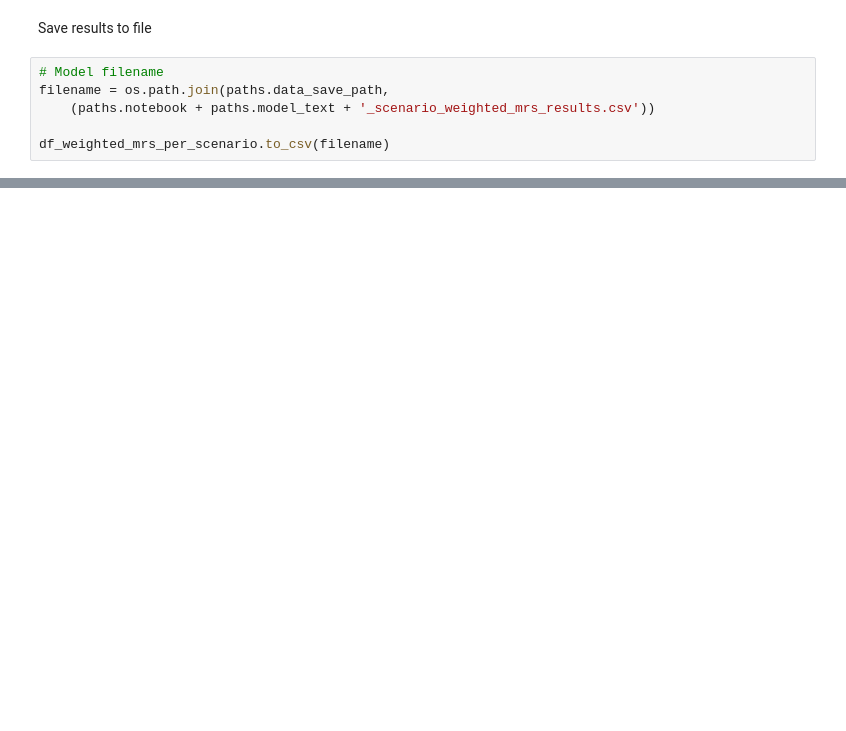
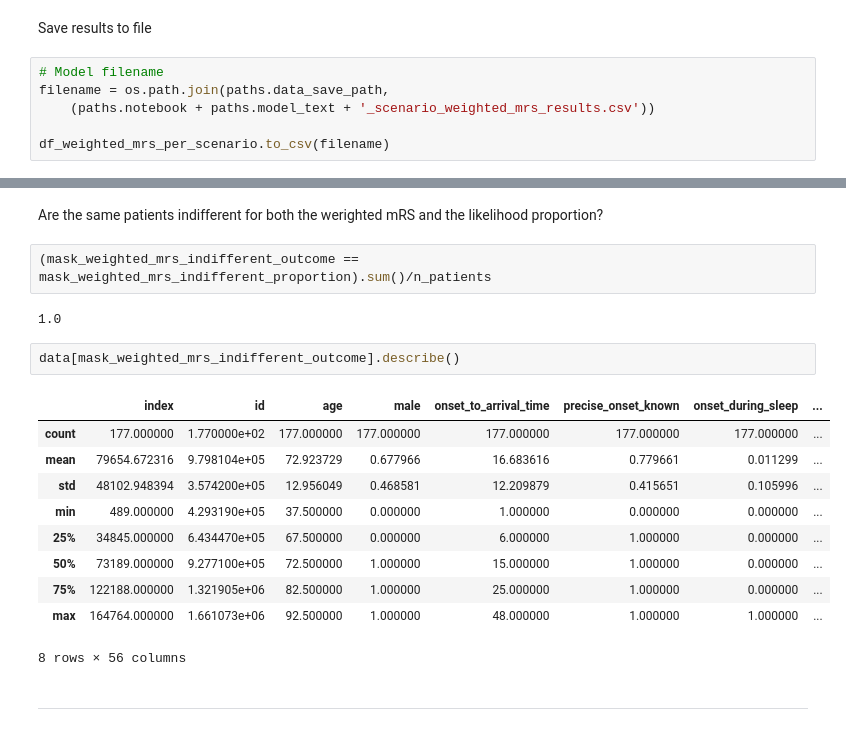
Before and after one commit to samuel-book/stroke_outcome_ml, a Jupyter notebook: xgb_7_features/210_xgb_all_data_7_features_multiclass_outcome.ipynb, the cells around one changed output, grey strips where cells are left out. Drawn from its saved outputs; the diff is of its cells as text; blank space fills up the shorter version.

```diff
--- a/xgb_7_features/210_xgb_all_data_7_features_multiclass_outcome.ipynb
+++ b/xgb_7_features/210_xgb_all_data_7_features_multiclass_outcome.ipynb
@@ -706,0 +759,21 @@ px.bar(df_bar, x="Discharge disability", y="Probability",
+# %% [markdown]
+Are the same patients indifferent for both the werighted mRS and the likelihood proportion?
+# %%
+(mask_weighted_mrs_indifferent_outcome == mask_weighted_mrs_indifferent_proportion).sum()/n_patients
+# %% [output]
+1.0
+# %%
+data[mask_weighted_mrs_indifferent_outcome].describe()
+# %% [output]
+|  | index | id | age | male | onset_to_arrival_time | precise_onset_known | onset_during_sleep | ... |
+| count | 177.000000 | 1.770000e+02 | 177.000000 | 177.000000 | 177.000000 | 177.000000 | 177.000000 | ... |
+| mean | 79654.672316 | 9.798104e+05 | 72.923729 | 0.677966 | 16.683616 | 0.779661 | 0.011299 | ... |
+| std | 48102.948394 | 3.574200e+05 | 12.956049 | 0.468581 | 12.209879 | 0.415651 | 0.105996 | ... |
+| min | 489.000000 | 4.293190e+05 | 37.500000 | 0.000000 | 1.000000 | 0.000000 | 0.000000 | ... |
+| 25% | 34845.000000 | 6.434470e+05 | 67.500000 | 0.000000 | 6.000000 | 1.000000 | 0.000000 | ... |
+| 50% | 73189.000000 | 9.277100e+05 | 72.500000 | 1.000000 | 15.000000 | 1.000000 | 0.000000 | ... |
+| 75% | 122188.000000 | 1.321905e+06 | 82.500000 | 1.000000 | 25.000000 | 1.000000 | 0.000000 | ... |
+| max | 164764.000000 | 1.661073e+06 | 92.500000 | 1.000000 | 48.000000 | 1.000000 | 1.000000 | ... |
+8 rows × 56 columns
+# %% [markdown]
+***
```
Also changed, not shown: parts of 59 cells of this notebook.
